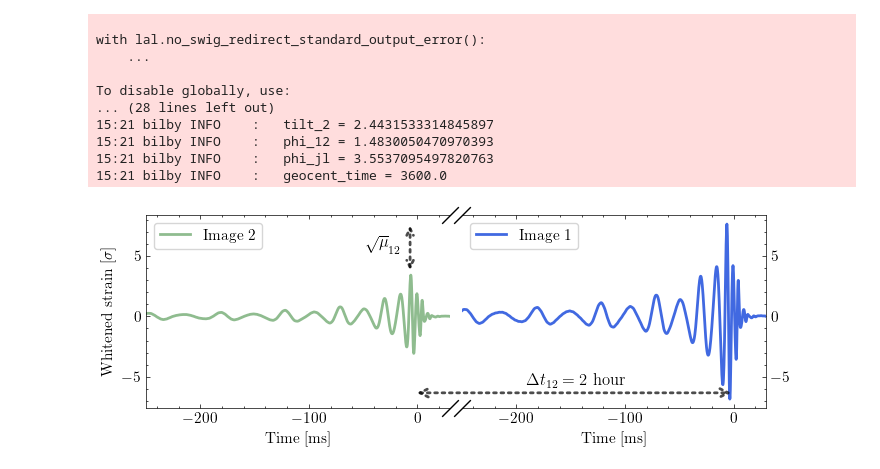
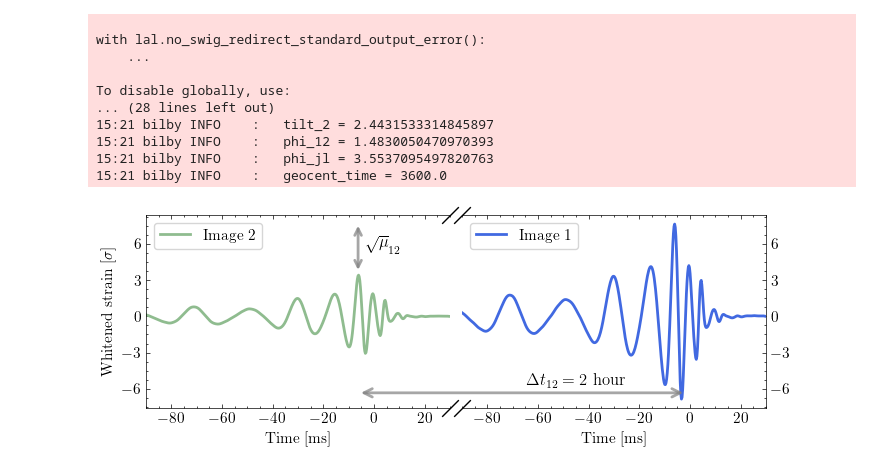
Before and after one commit to narolaharsh/phd-thesis, a Jupyter notebook: plotting_directory/overlapping_signals/lensed_signals.ipynb, the cells around one changed output. Cells and saved outputs as stored; diff of their text form; code cells hidden in the pictures.

Commit message:
Add plotting scripts

```diff
--- a/plotting_directory/overlapping_signals/lensed_signals.ipynb
+++ b/plotting_directory/overlapping_signals/lensed_signals.ipynb
@@ -153,12 +153,17 @@ ax1.set_xlabel('Time [ms]')
 ax2.set_xlabel('Time [ms]')
 
 # Set x limits if needed
-ax2.set_xlim(-250, 30)
-ax1.set_xlim(time_delay*1e3 - (250), time_delay*1e3 + 30)
+x = 90
+ax2.set_xlim(-1*x, 30)
+ax1.set_xlim(-1*x, time_delay*1e3 + 30)
 
+ticks = np.arange(-80, 21, 20)
+ax1.set_xticks(ticks)
+ax2.set_xticks(ticks)
 
-ax2.set_xticks([-200, -100, 0])
-ax1.set_xticks([-200, -100, 0])
+ax1.set_yticks([-6, -3, 0, 3, 6])
+ax2.set_yticks([-6, -3, 0, 3, 6])
+
 
 # Remove spines between axes
 ax1.spines['right'].set_visible(False)
@@ -174,41 +179,41 @@ ax1.tick_params(axis='y', which='major', right=False)
 
 from matplotlib.lines import Line2D
 
-start =[0.46, 0.17]
-end = [.86, 0.17]
+start =[0.39, 0.17]
+end = [.80, 0.17]
 
 arrow = FancyArrowPatch(start, end,
                         transform=fig.transFigure,
                         arrowstyle='<->',
-                        color='black', ls = ':', alpha = .7,
+                        color='grey', alpha = .7,
                         linewidth=2, mutation_scale = 15)
 
 #line = Line2D(start, end, transform=fig.transFigure, color='black', linewidth=2, ls = ':', alpha = 0.5)
 #fig.lines.append(line)
 fig.patches.append(arrow)
 
-x = .455
+x = .39
 start =[x, 0.65]
 end = [x, 0.85]
 
 arrow = FancyArrowPatch(start, end,
                         transform=fig.transFigure,
                         arrowstyle='<->',
-                        color='black', ls = ':', alpha = .7,
+                        color='grey', alpha = .7,
                         linewidth=2, mutation_scale = 12
                         )
 
 
 fig.patches.append(arrow)
 
 
 fig.text(0.40, 0.75, r'$\sqrt{\mu}_{12}$', fontsize=12, color='black')
 
 fig.text(0.6, 0.20, r'$\Delta t_{12} = 2~\text{hour}$', fontsize=12, color='black')
 
 
 
 fig.savefig('lensing_overlap_signals.pdf')
 fig.savefig('../../figures/lensing_overlap_signals.pdf')
 # %% [output]
-[figure, old version]
+[figure, new version]
```
Also changed, not shown: 1 other file.
